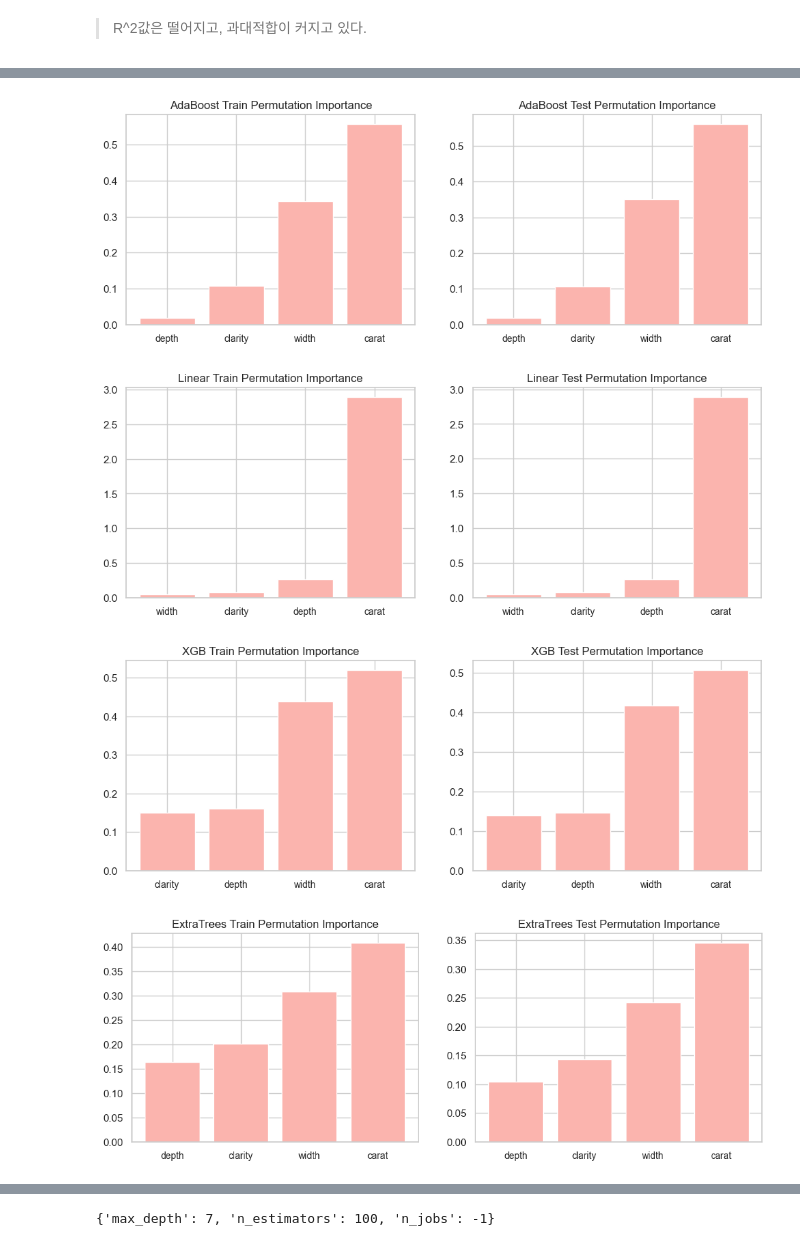
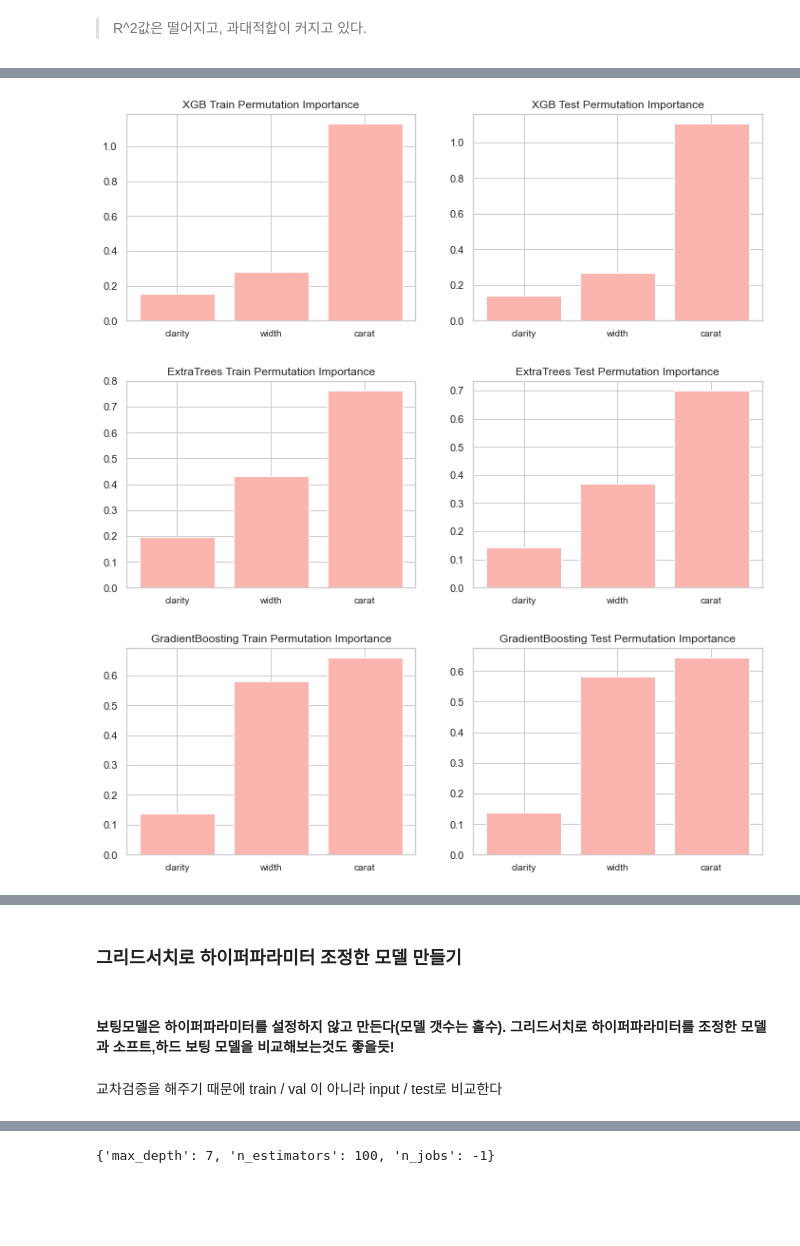
Before and after one commit to monargent0/TJPythonClass, a Jupyter notebook: TeamProject/다이아몬드정리.ipynb, the cells around one changed output, grey strips where cells are left out. Drawn from its saved outputs; the diff is of its cells as text; code cells hidden in the pictures; blank space fills up the shorter version.

```diff
--- a/TeamProject/다이아몬드정리.ipynb
+++ b/TeamProject/다이아몬드정리.ipynb
@@ -1108,31 +1114,31 @@ test_input.drop(['table','totaldepth','cut'] , axis=1 , inplace= True)
 # %%
 # knn
 knr = KNeighborsRegressor( n_neighbors= 3 , weights='uniform', algorithm='auto', p = 1 )
-knr.fit(train_input , train_target)
+knr.fit(train_input_np , train_target)
 
 # RandomForest
 rdf = RandomForestRegressor(n_jobs=-1 , random_state=42)
-rdf.fit(train_input, train_target)
+rdf.fit(train_input_np, train_target)
 
 # AdaBoost
 adb = AdaBoostRegressor(random_state=42)
-adb.fit(train_input, train_target)
+adb.fit(train_input_np, train_target)
 
 # LinearRegression
 lnr = LinearRegression()
-lnr.fit(train_input, train_target)
+lnr.fit(train_input_np, train_target)
 
 # XGBRegressor
 xgb = XGBRegressor()
-xgb.fit(train_input, train_target)
+xgb.fit(train_input_np, train_target)
 
 # ExtraTreesRegressor
 extree = ExtraTreesRegressor(n_jobs=-1, random_state=42)
-extree.fit(train_input, train_target)
+extree.fit(train_input_np, train_target)
 
 # GradientBoostingRegressor
 gbr = GradientBoostingRegressor(random_state=42 )
-gbr.fit(train_input, train_target)
+gbr.fit(train_input_np, train_target)
 # %% [output]
 GradientBoostingRegressor(random_state=42)
 # %%
@@ -1188,35 +1190,31 @@ plot_permutation_importance(gbr , "GradientBoosting")
 # %%
-train_input.drop(['length' , 'color'] , axis=1 , inplace= True)
-val_input.drop(['length' , 'color'] , axis=1 , inplace= True)
-test_input.drop(['length' , 'color'] , axis=1 , inplace= True)
+train_input_df.drop(['length' , 'color', 'depth'] , axis=1 , inplace= True)
+val_input_df.drop(['length' , 'color', 'depth'] , axis=1 , inplace= True)
+test_input_df.drop(['length' , 'color', 'depth'] , axis=1 , inplace= True)
+# 3개 컬럼 데이터셋 numpy로 변환
+train_input_np = train_input_df.to_numpy()
+val_input_np = val_input_df.to_numpy()
+test_input_np = test_input_df.to_numpy()
 # %%
 # knn
 knr = KNeighborsRegressor( n_neighbors= 3 , weights='uniform', algorithm='auto', p = 1 )
-knr.fit(train_input , train_target)
+knr.fit(train_input_np , train_target)
 
 # RandomForest
 rdf = RandomForestRegressor(n_jobs=-1 , random_state=42)
-rdf.fit(train_input, train_target)
-
-# AdaBoost
-adb = AdaBoostRegressor(random_state=42)
-adb.fit(train_input, train_target)
-
-# LinearRegression
-lnr = LinearRegression()
-lnr.fit(train_input, train_target)
+rdf.fit(train_input_np, train_target)
 
 # XGBRegressor
 xgb = XGBRegressor()
-xgb.fit(train_input, train_target)
+xgb.fit(train_input_np, train_target)
 
 # ExtraTreesRegressor
 extree = ExtraTreesRegressor(n_jobs=-1, random_state=42)
-extree.fit(train_input, train_target)
+extree.fit(train_input_np, train_target)
 
 # GradientBoostingRegressor
 gbr = GradientBoostingRegressor(random_state=42 )
-gbr.fit(train_input, train_target)
+gbr.fit(train_input_np, train_target)
 # %% [output]
 GradientBoostingRegressor(random_state=42)
 # %%
@@ -1246,8 +1242,6 @@ GradientBoosting 검증 데이터 R^2 : 0.938
 # %%
 plot_permutation_importance(knr , "KNN")
 plot_permutation_importance(rdf , "RandomForest")
-plot_permutation_importance(adb , "AdaBoost")
-plot_permutation_importance(lnr , "Linear")
 plot_permutation_importance(xgb , "XGB")
 plot_permutation_importance(extree , "ExtraTrees")
 plot_permutation_importance(gbr , "GradientBoosting")
@@ -1257,4 +1251,3 @@ plot_permutation_importance(gbr , "GradientBoosting")
-[figure, old version]
+[figure, new version]
-[figure, old version]
+[figure, new version]
-[figure, old version]
+[figure, new version]
-[figure, removed]
@@ -1262,2 +1254,6 @@ plot_permutation_importance(gbr , "GradientBoosting")
+# %% [markdown]
+### 그리드서치로 하이퍼파라미터 조정한 모델 만들기
+# %% [markdown]
+#### 보팅모델은 하이퍼파라미터를 설정하지 않고 만든다(모델 갯수는 홀수). 그리드서치로 하이퍼파라미터를 조정한 모델과 소프트,하드 보팅 모델을 비교해보는것도 좋을듯!
 # %%
 from sklearn.model_selection import GridSearchCV
@@ -1343 +1321,3 @@ def param_selection(modelname, input, target, nfolds):
+# %% [markdown]
+교차검증을 해주기 때문에 train / val 이 아니라 input / test로 비교한다
 # %%
```
Also changed, not shown: parts of 74 cells of this notebook.
